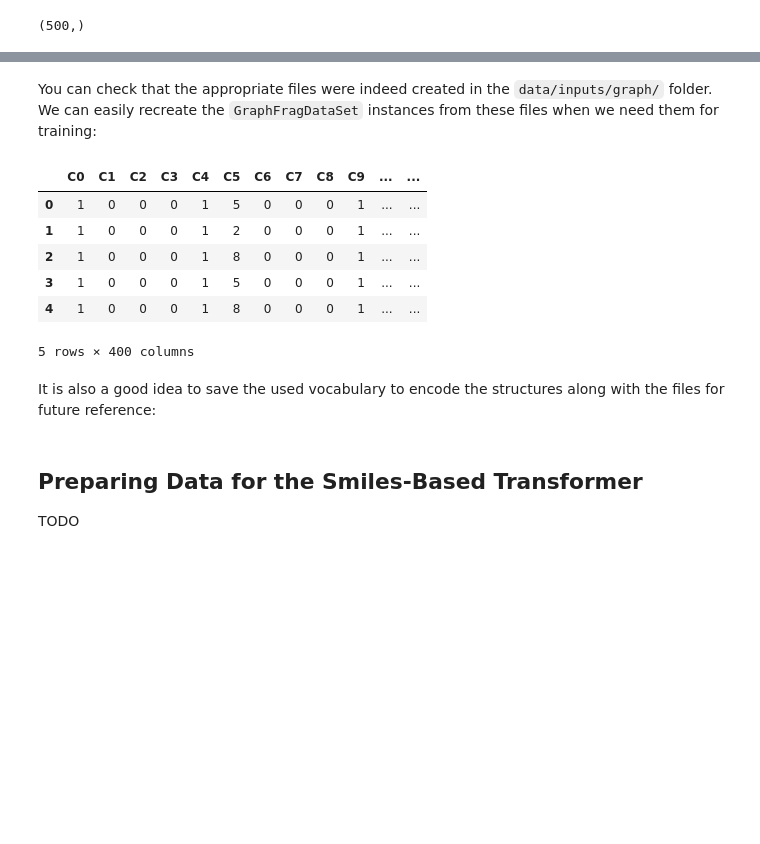
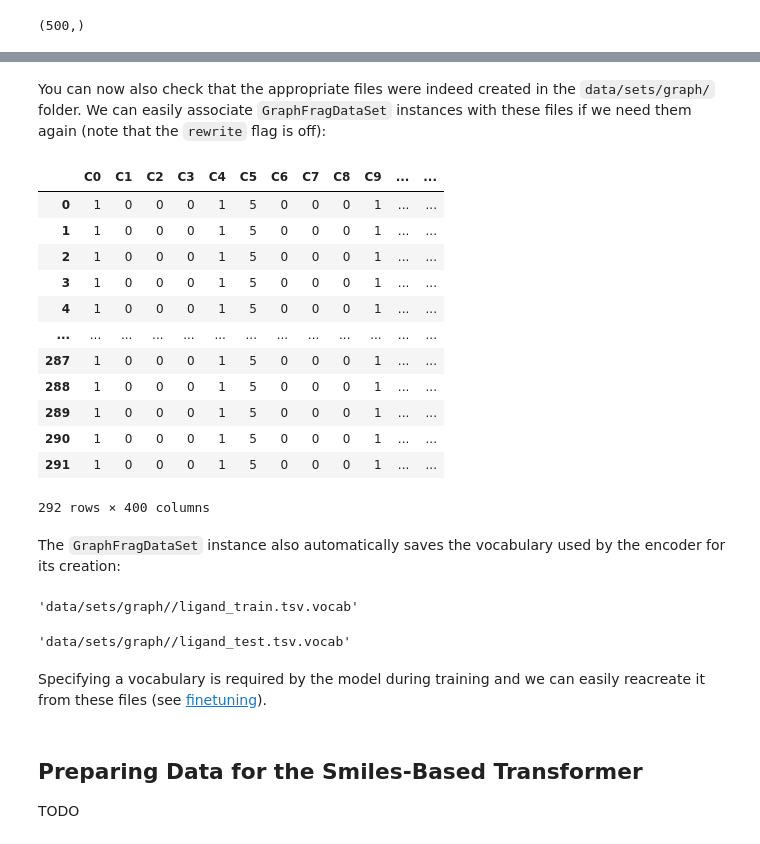
Before and after one commit to CDDLeiden/DrugEx, a Jupyter notebook: tutorial/datasets.ipynb, the cells around one changed output, grey strips where cells are left out. Cells and saved outputs as stored; diff of their text form; code cells hidden in the pictures; blank space fills up the shorter version.

```diff
--- a/tutorial/datasets.ipynb
+++ b/tutorial/datasets.ipynb
@@ -106,24 +149,37 @@ test.save()
 # %% [markdown]
-You can check that the appropriate files were indeed created in the `data/inputs/graph/` folder. We can easily recreate the `GraphFragDataSet` instances from these files when we need them for training:
+You can now also check that the appropriate files were indeed created in the `data/sets/graph/` folder. We can easily associate `GraphFragDataSet` instances with these files if we need them again (note that the `rewrite` flag is off):
 # %%
-train_from_file = GraphFragDataSet('imported')
-train_from_file.fromFile(train.outpath)
+test_from_file = GraphFragDataSet('data/sets/graph/ligand_test.tsv')
+assert os.path.exists(test_from_file.outpath)
 
-# we can check the output by converting the data set to a pandas DataFrame
-df = train_from_file.getDataFrame()
-df.head()
+# we can check the output by converting the data set to a pandas DataFrame again
+test_from_file.getData()
 # %% [output]
 |  | C0 | C1 | C2 | C3 | C4 | C5 | C6 | C7 | C8 | C9 | ... | ... |
 | 0 | 1 | 0 | 0 | 0 | 1 | 5 | 0 | 0 | 0 | 1 | ... | ... |
-| 1 | 1 | 0 | 0 | 0 | 1 | 2 | 0 | 0 | 0 | 1 | ... | ... |
-| 2 | 1 | 0 | 0 | 0 | 1 | 8 | 0 | 0 | 0 | 1 | ... | ... |
+| 1 | 1 | 0 | 0 | 0 | 1 | 5 | 0 | 0 | 0 | 1 | ... | ... |
+| 2 | 1 | 0 | 0 | 0 | 1 | 5 | 0 | 0 | 0 | 1 | ... | ... |
 | 3 | 1 | 0 | 0 | 0 | 1 | 5 | 0 | 0 | 0 | 1 | ... | ... |
-| 4 | 1 | 0 | 0 | 0 | 1 | 8 | 0 | 0 | 0 | 1 | ... | ... |
+| 4 | 1 | 0 | 0 | 0 | 1 | 5 | 0 | 0 | 0 | 1 | ... | ... |
+| ... | ... | ... | ... | ... | ... | ... | ... | ... | ... | ... | ... | ... |
+| 287 | 1 | 0 | 0 | 0 | 1 | 5 | 0 | 0 | 0 | 1 | ... | ... |
+| 288 | 1 | 0 | 0 | 0 | 1 | 5 | 0 | 0 | 0 | 1 | ... | ... |
+| 289 | 1 | 0 | 0 | 0 | 1 | 5 | 0 | 0 | 0 | 1 | ... | ... |
+| 290 | 1 | 0 | 0 | 0 | 1 | 5 | 0 | 0 | 0 | 1 | ... | ... |
+| 291 | 1 | 0 | 0 | 0 | 1 | 5 | 0 | 0 | 0 | 1 | ... | ... |
-5 rows × 400 columns
+292 rows × 400 columns
 # %% [markdown]
-It is also a good idea to save the used vocabulary to encode the structures along with the files for future reference:
+The `GraphFragDataSet` instance also automatically saves the vocabulary used by the encoder for its creation:
 # %%
-train.getVoc().toFile(f"{graph_input_folder}/vocabulary.txt")
+train.getVocPath()
+# %% [output]
+'data/sets/graph//ligand_train.tsv.vocab'
+# %%
+test.getVocPath()
+# %% [output]
+'data/sets/graph//ligand_test.tsv.vocab'
+# %% [markdown]
+Specifying a vocabulary is required by the model during training and we can easily reacreate it from these files (see [finetuning](finetuning.ipynb)).
 # %% [markdown]
 ## Preparing Data for the Smiles-Based Transformer
 
```
Also changed, not shown: parts of 17 cells of this notebook, 7 other files.
